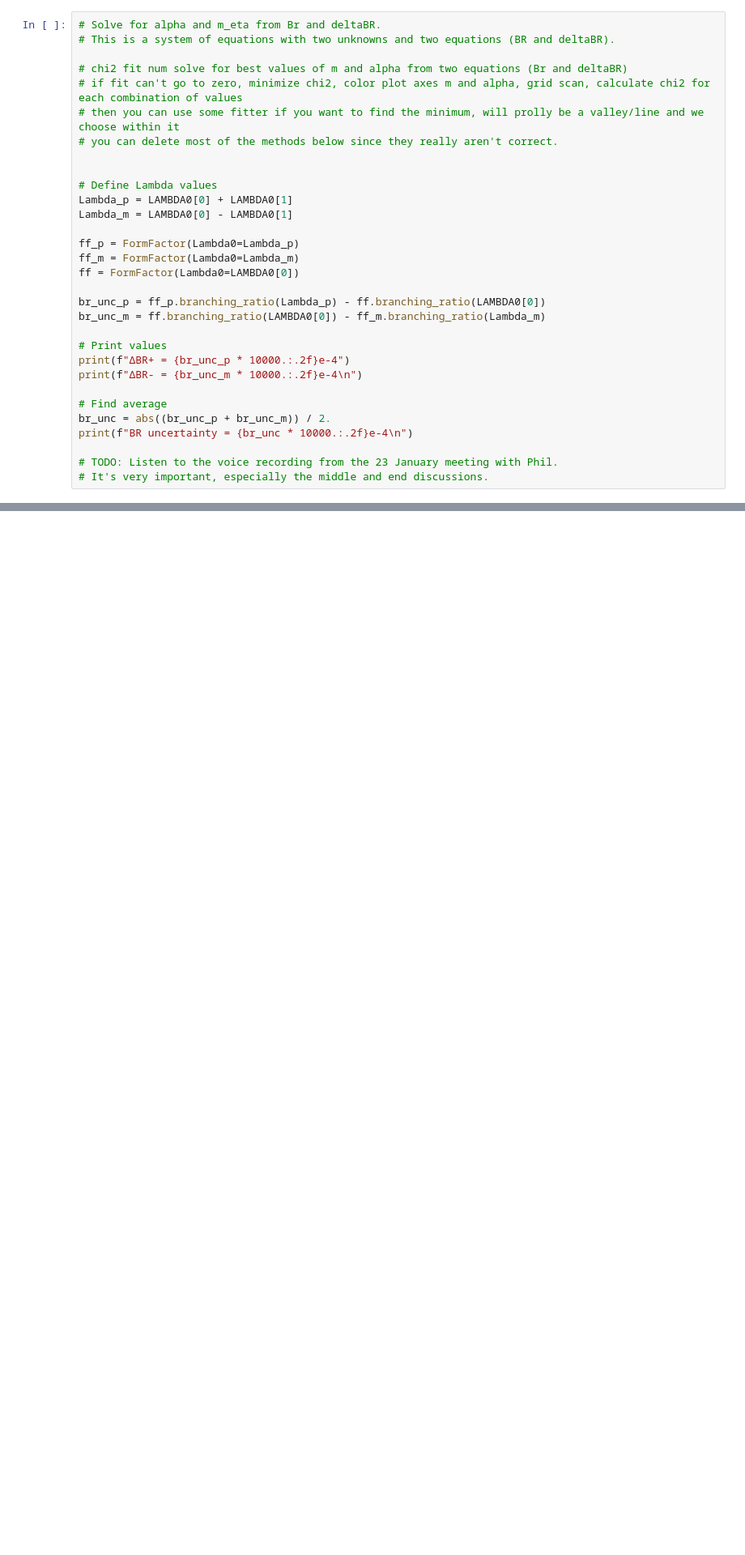
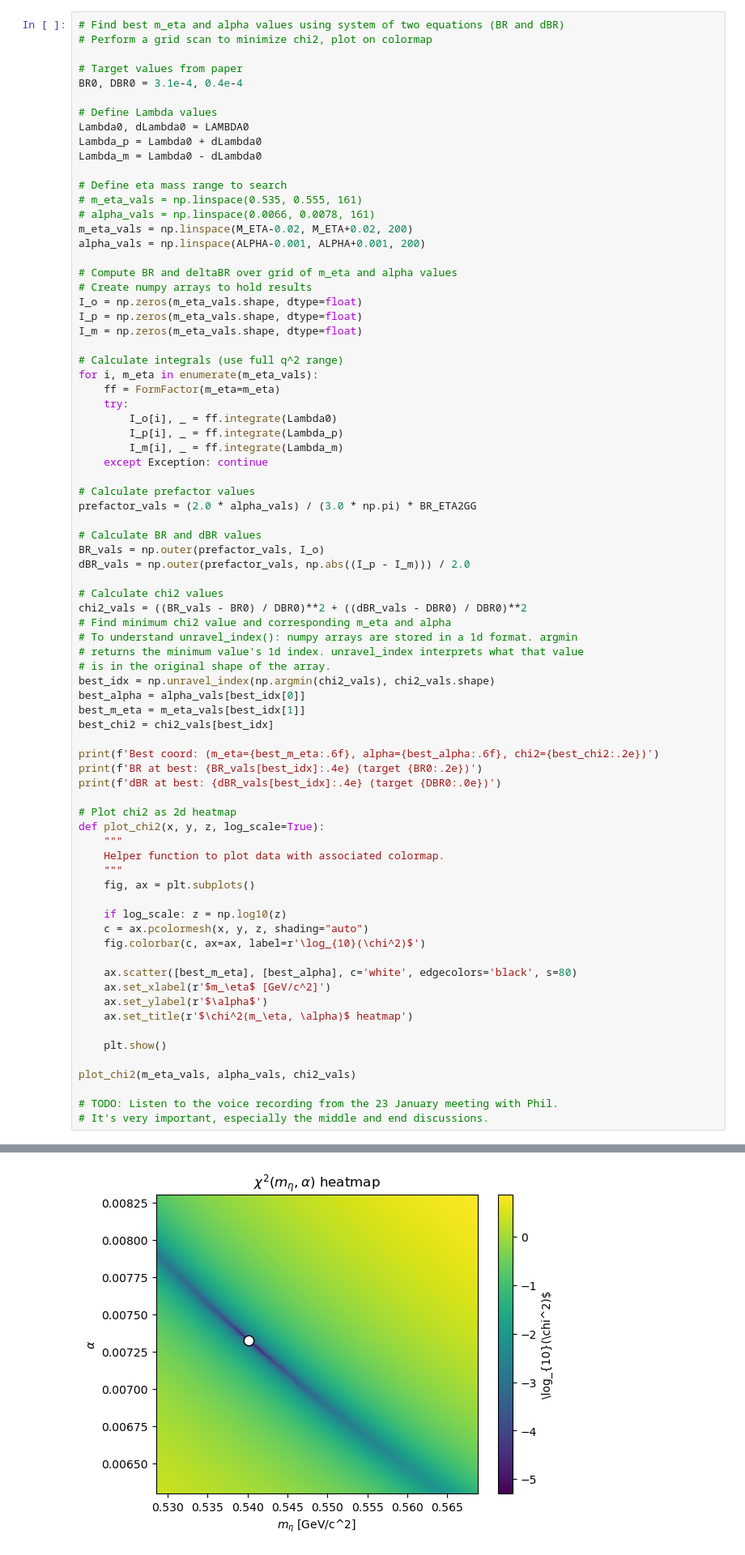
Before and after one commit to michael24peters/form-factor, a Jupyter notebook: eta-form-factor.ipynb, the cells around one changed output, grey strips where cells are left out. Shown at 81% size. Cells and saved outputs as stored; diff of their text form; blank space fills up the shorter version.

Commit message:
feat: chi2 fit with colormap for best m_eta, alpha

```diff
--- a/eta-form-factor.ipynb
+++ b/eta-form-factor.ipynb
@@ -394,33 +394,80 @@ The end result is the same.
 # %% [markdown]
 ## Reconstructing Paper
 # %%
-# Solve for alpha and m_eta from Br and deltaBR.
-# This is a system of equations with two unknowns and two equations (BR and deltaBR).
+# Find best m_eta and alpha values using system of two equations (BR and dBR)
+# Perform a grid scan to minimize chi2, plot on colormap
 
-# chi2 fit num solve for best values of m and alpha from two equations (Br and deltaBR)
-# if fit can't go to zero, minimize chi2, color plot axes m and alpha, grid scan, calculate chi2 for each combination of values
-# then you can use some fitter if you want to find the minimum, will prolly be a valley/line and we choose within it
-# you can delete most of the methods below since they really aren't correct.
-
+# Target values from paper
+BR0, DBR0 = 3.1e-4, 0.4e-4
 
 # Define Lambda values
-Lambda_p = LAMBDA0[0] + LAMBDA0[1]
-Lambda_m = LAMBDA0[0] - LAMBDA0[1]
+Lambda0, dLambda0 = LAMBDA0
+Lambda_p = Lambda0 + dLambda0
+Lambda_m = Lambda0 - dLambda0
 
-ff_p = FormFactor(Lambda0=Lambda_p)
-ff_m = FormFactor(Lambda0=Lambda_m)
-ff = FormFactor(Lambda0=LAMBDA0[0])
+# Define eta mass range to search
+# m_eta_vals = np.linspace(0.535, 0.555, 161)
+# alpha_vals = np.linspace(0.0066, 0.0078, 161)
+m_eta_vals = np.linspace(M_ETA-0.02, M_ETA+0.02, 200)
+alpha_vals = np.linspace(ALPHA-0.001, ALPHA+0.001, 200)
 
-br_unc_p = ff_p.branching_ratio(Lambda_p) - ff.branching_ratio(LAMBDA0[0])
-br_unc_m = ff.branching_ratio(LAMBDA0[0]) - ff_m.branching_ratio(Lambda_m)
+# Compute BR and deltaBR over grid of m_eta and alpha values
+# Create numpy arrays to hold results
+I_o = np.zeros(m_eta_vals.shape, dtype=float)
+I_p = np.zeros(m_eta_vals.shape, dtype=float)
+I_m = np.zeros(m_eta_vals.shape, dtype=float)
 
-# Print values
-print(f"ΔBR+ = {br_unc_p * 10000.:.2f}e-4")
-print(f"ΔBR- = {br_unc_m * 10000.:.2f}e-4\n")
+# Calculate integrals (use full q^2 range)
+for i, m_eta in enumerate(m_eta_vals):
+    ff = FormFactor(m_eta=m_eta)
+    try:
+        I_o[i], _ = ff.integrate(Lambda0)
+        I_p[i], _ = ff.integrate(Lambda_p)
+        I_m[i], _ = ff.integrate(Lambda_m)
+    except Exception: continue
 
-# Find average
-br_unc = abs((br_unc_p + br_unc_m)) / 2.
-print(f"BR uncertainty = {br_unc * 10000.:.2f}e-4\n")
+# Calculate prefactor values
+prefactor_vals = (2.0 * alpha_vals) / (3.0 * np.pi) * BR_ETA2GG
+
+# Calculate BR and dBR values
+BR_vals = np.outer(prefactor_vals, I_o)
+dBR_vals = np.outer(prefactor_vals, np.abs((I_p - I_m))) / 2.0
+
+# Calculate chi2 values
+chi2_vals = ((BR_vals - BR0) / DBR0)**2 + ((dBR_vals - DBR0) / DBR0)**2
+# Find minimum chi2 value and corresponding m_eta and alpha
+# To understand unravel_index(): numpy arrays are stored in a 1d format. argmin
+# returns the minimum value's 1d index. unravel_index interprets what that value
+# is in the original shape of the array.
+best_idx = np.unravel_index(np.argmin(chi2_vals), chi2_vals.shape)
+best_alpha = alpha_vals[best_idx[0]]
+best_m_eta = m_eta_vals[best_idx[1]]
+best_chi2 = chi2_vals[best_idx]
+
+print(f'Best coord: (m_eta={best_m_eta:.6f}, alpha={best_alpha:.6f}, chi2={best_chi2:.2e})')
+print(f'BR at best: {BR_vals[best_idx]:.4e} (target {BR0:.2e})')
+print(f'dBR at best: {dBR_vals[best_idx]:.4e} (target {DBR0:.0e})')
+
+# Plot chi2 as 2d heatmap
+def plot_chi2(x, y, z, log_scale=True):
+    """
+    Helper function to plot data with associated colormap.
+    """
+    fig, ax = plt.subplots()
+
+    if log_scale: z = np.log10(z)
+    c = ax.pcolormesh(x, y, z, shading="auto")
+    fig.colorbar(c, ax=ax, label=r'\log_{10}(\chi^2)$')
+
+    ax.scatter([best_m_eta], [best_alpha], c='white', edgecolors='black', s=80)
+    ax.set_xlabel(r'$m_\eta$ [GeV/c^2]')
+    ax.set_ylabel(r'$\alpha$')
+    ax.set_title(r'$\chi^2(m_\eta, \alpha)$ heatmap')
+
+    plt.show()
+
+plot_chi2(m_eta_vals, alpha_vals, chi2_vals)
 
 # TODO: Listen to the voice recording from the 23 January meeting with Phil.
 # It's very important, especially the middle and end discussions.
+# %% [output]
@@ -427,3 +477,4 @@ print(f"BR uncertainty = {br_unc * 10000.:.2f}e-4\n")
+[figure, added]
 # %% [markdown]
 ### Deriving mass of eta used in paper
 Find the mass value needed to get a branching ratio of 3.1e-4 for fixed alpha = .0074.
```
Also changed, not shown: parts of 2 cells of this notebook.
